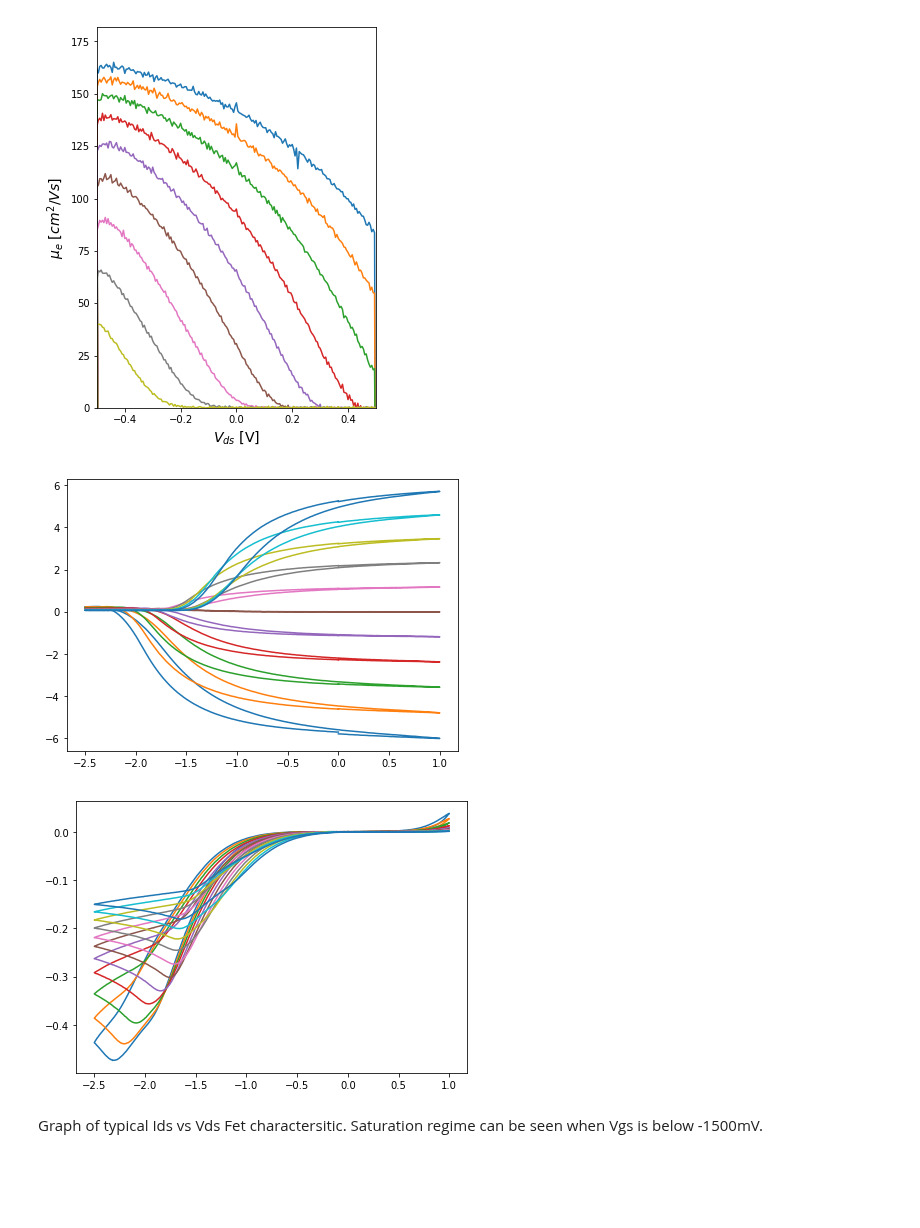
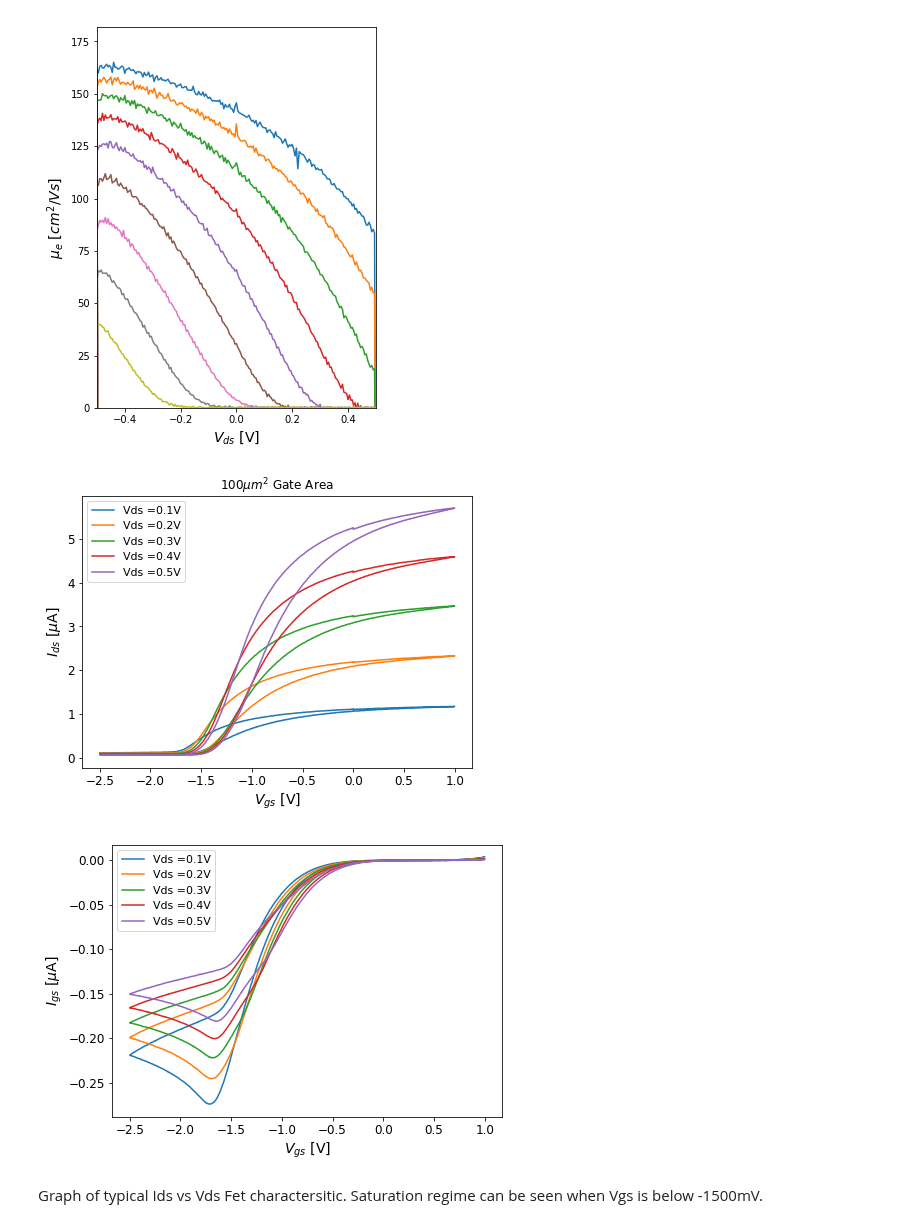
Before and after one commit to prabowobagas/Jupyter-Notebook-Thesis, a Jupyter notebook: Weekly Journal.ipynb, the cells around one changed output. Cells and saved outputs as stored; diff of their text form; code cells hidden in the pictures; blank space fills up the shorter version.

```diff
--- a/Weekly Journal.ipynb
+++ b/Weekly Journal.ipynb
@@ -265,17 +261,17 @@ for i in range(11,20):
     df_wrap1 = wrapper_vds(df1)
     df_wrap2 = wrapper_vds(df2)
 
-    plt.figure(1)
     plt.plot(df_wrap1['Vds'], df_wrap1['Ids']/(10)**(-6), label = 'Vgs ='+str((i*-100)+100)+'mV',linestyle = 'dashed')
     plt.plot(df_wrap2['Vds'], df_wrap2['Ids']/(10)**(-6), label = 'Vgs ='+str((i*-100)+100)+'mV')
 
 
+plt.title('100$\mu m^2$ Gate Area')
 plt.xlabel('$V_{ds}$ [V]', fontsize=14)
 plt.ylabel('$I_{ds}$ [$\mu$A]', fontsize=14)
 plt.legend(bbox_to_anchor=(1.05, 1), loc=2,  prop={'size': 13})
 
-plt.xlim(0,0.5)
-plt.ylim(0,)
+# plt.xlim(-0.5,0.5)
+#plt.ylim(0,)
 
 plt.rcParams['figure.figsize'] = (5,7)
 ax = plt.gca()
@@ -309,31 +305,44 @@ Text(0,0.5,'$\\mu_e$ [$cm^2 /Vs$]')
 # %%
 # Vgs variable plotter
 def wrapper_vgs(dataframe):
     dataframe.drop('Unnamed: 5', axis=1,inplace=True)
     dataframe.columns = ['time','Vds','Vgs','Ids','Igs']
     return dataframe
 
 def Vgs_plotter(data_location, loop_var1, loop_var2):
+    data_linspace = np.round(np.linspace(-0.5,0.5, num = 11), 1)
+
     for i in range(loop_var1, loop_var2):
         df = pd.read_csv(data_location + str(i) + '.txt', sep='\t', skiprows = [0,1,2])
         df_wrap = wrapper_vgs(df)
 
         fig1 = plt.figure(1)
-        plt.plot( df_wrap['Vgs'], df_wrap['Igs']/(10)**(-6))
+
+        plt.plot( df_wrap['Vgs'], df_wrap['Igs']/(10)**(-6), label = 'Vds =' + str(data_linspace[i-1]) + 'V')
+        plt.title('100$\mu m^2$ Gate Area')
+        plt.legend(prop={'size': 11})
+        plt.xlabel('$V_{gs}$ [V]', fontsize=14)
+        plt.ylabel('$I_{ds}$ [$\mu$A]', fontsize=14)
+        ax = plt.gca()
+        ax.tick_params(axis = 'both', which = 'major', labelsize = 12)
 
         fig2 = plt.figure(2)
-        plt.plot( df_wrap['Vgs'], df_wrap['Ids']/(10)**(-6))
-
+        plt.plot( df_wrap['Vgs'], (df_wrap['Ids']/(10)**(-6)), label = 'Vds =' + str(data_linspace[i-1]) + 'V')
+        plt.legend(prop={'size': 11})
+        plt.xlabel('$V_{gs}$ [V]', fontsize=14)
+        plt.ylabel('$I_{gs}$ [$\mu$A]', fontsize=14)
+        ax = plt.gca()
+        ax.tick_params(axis = 'both', which = 'major', labelsize = 12)
 
 # change data set! might be switched. Check what Id of the source K200 K200-2
-Vgs_plotter('Data\\dev16\\dev16_vgs\\dev16_vgs_dataset', 1, 12)
+Vgs_plotter('Data\\dev16\\dev16_vgs\\dev16_vgs_dataset', 7, 12)
 
 # plt.savefig('Figures\\percprob_vs_occprob.pdf', format='pdf', dpi=1000)
 # plt.legend(bbox_to_anchor=(1.05, 1), loc=2, borderaxespad=0.)
 
 plt.rcParams['figure.figsize'] = (7,5)
 # %% [output]
-[figure, old version]
+[figure, new version]
-[figure, old version]
+[figure, new version]
 # %% [markdown]
 Graph of typical Ids vs Vds Fet charactersitic. Saturation regime can be seen when Vgs is below -1500mV.
```
Also changed, not shown: parts of 5 cells of this notebook, 1 other file.
